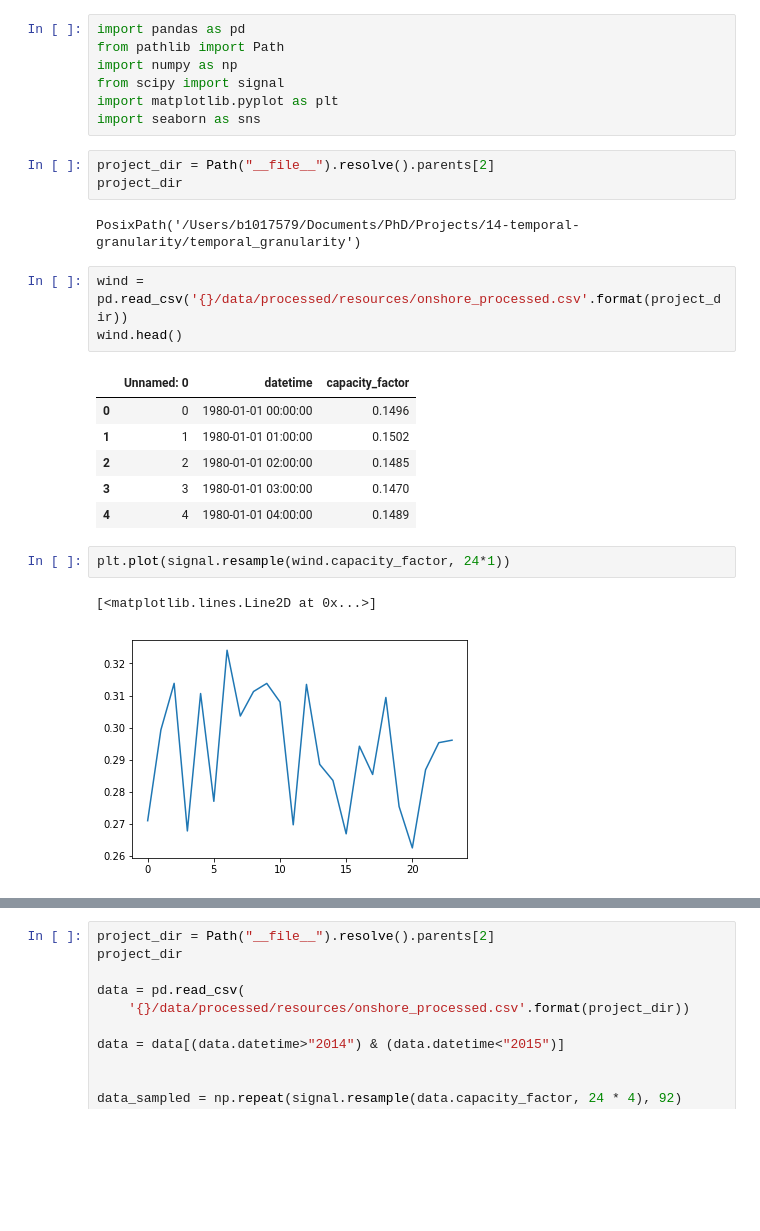
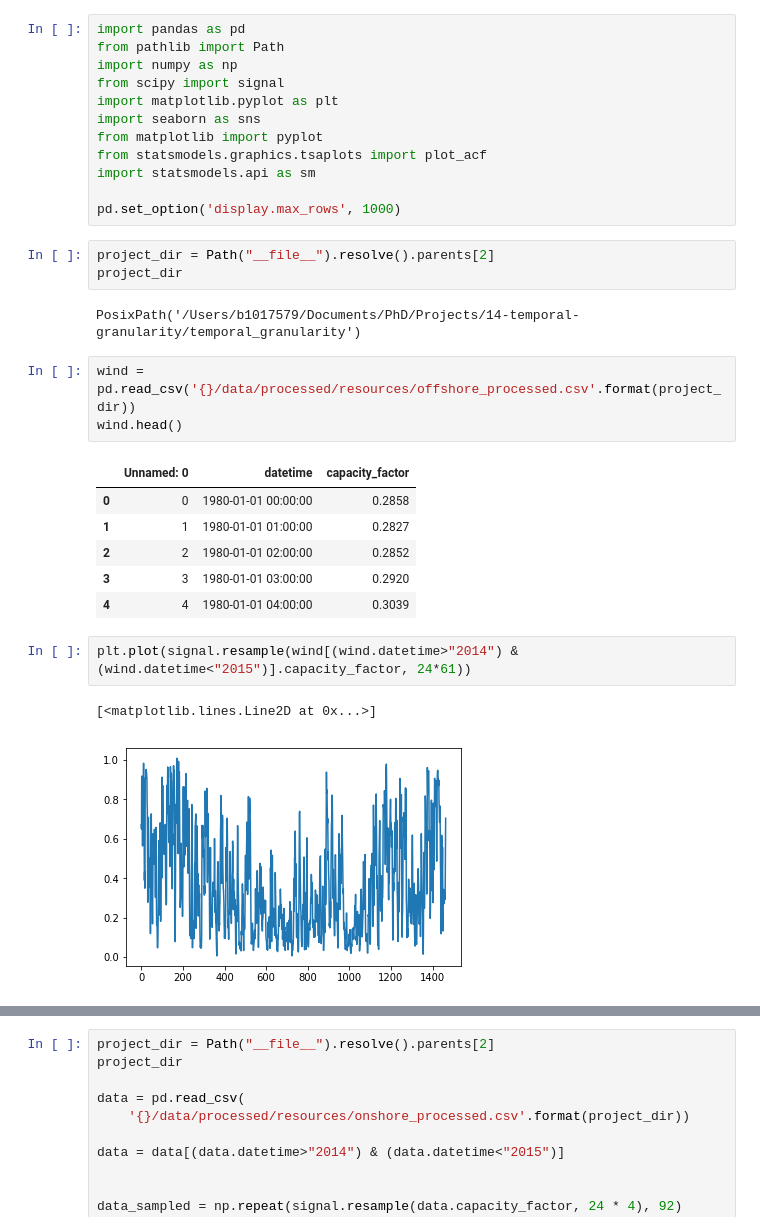
Before and after one commit to alexanderkell/temporal_granularity, a Jupyter notebook: notebooks/compare-methods/9.0-ajmk-fourier-downsampling.ipynb, the cells around one changed output, grey strips where cells are left out. Saved outputs shown, nothing was run; the diff lists cells and outputs as text; blank space fills up the shorter version.

```diff
--- a/notebooks/compare-methods/9.0-ajmk-fourier-downsampling.ipynb
+++ b/notebooks/compare-methods/9.0-ajmk-fourier-downsampling.ipynb
@@ -5,25 +5,30 @@ import numpy as np
 from scipy import signal
 import matplotlib.pyplot as plt
 import seaborn as sns
+from matplotlib import pyplot
+from statsmodels.graphics.tsaplots import plot_acf
+import statsmodels.api as sm
+
+pd.set_option('display.max_rows', 1000)
 # %%
 project_dir = Path("__file__").resolve().parents[2]
 project_dir
 # %% [output]
 PosixPath('/Users/b1017579/Documents/PhD/Projects/14-temporal-granularity/temporal_granularity')
 # %%
-wind = pd.read_csv('{}/data/processed/resources/onshore_processed.csv'.format(project_dir))
+wind = pd.read_csv('{}/data/processed/resources/offshore_processed.csv'.format(project_dir))
 wind.head()
 # %% [output]
 |  | Unnamed: 0 | datetime | capacity_factor |
-| 0 | 0 | 1980-01-01 00:00:00 | 0.1496 |
-| 1 | 1 | 1980-01-01 01:00:00 | 0.1502 |
-| 2 | 2 | 1980-01-01 02:00:00 | 0.1485 |
-| 3 | 3 | 1980-01-01 03:00:00 | 0.1470 |
-| 4 | 4 | 1980-01-01 04:00:00 | 0.1489 |
+| 0 | 0 | 1980-01-01 00:00:00 | 0.2858 |
+| 1 | 1 | 1980-01-01 01:00:00 | 0.2827 |
+| 2 | 2 | 1980-01-01 02:00:00 | 0.2852 |
+| 3 | 3 | 1980-01-01 03:00:00 | 0.2920 |
+| 4 | 4 | 1980-01-01 04:00:00 | 0.3039 |
 # %%
-plt.plot(signal.resample(wind.capacity_factor, 24*1))
+plt.plot(signal.resample(wind[(wind.datetime>"2014") & (wind.datetime<"2015")].capacity_factor, 24*61))
 # %% [output]
 [<matplotlib.lines.Line2D at 0x...>]
-[figure, old version]
+[figure, new version]
 # %%
 pv_data = pd.read_csv(
```
Also changed, not shown: parts of 7 cells of this notebook, 18 other files.
